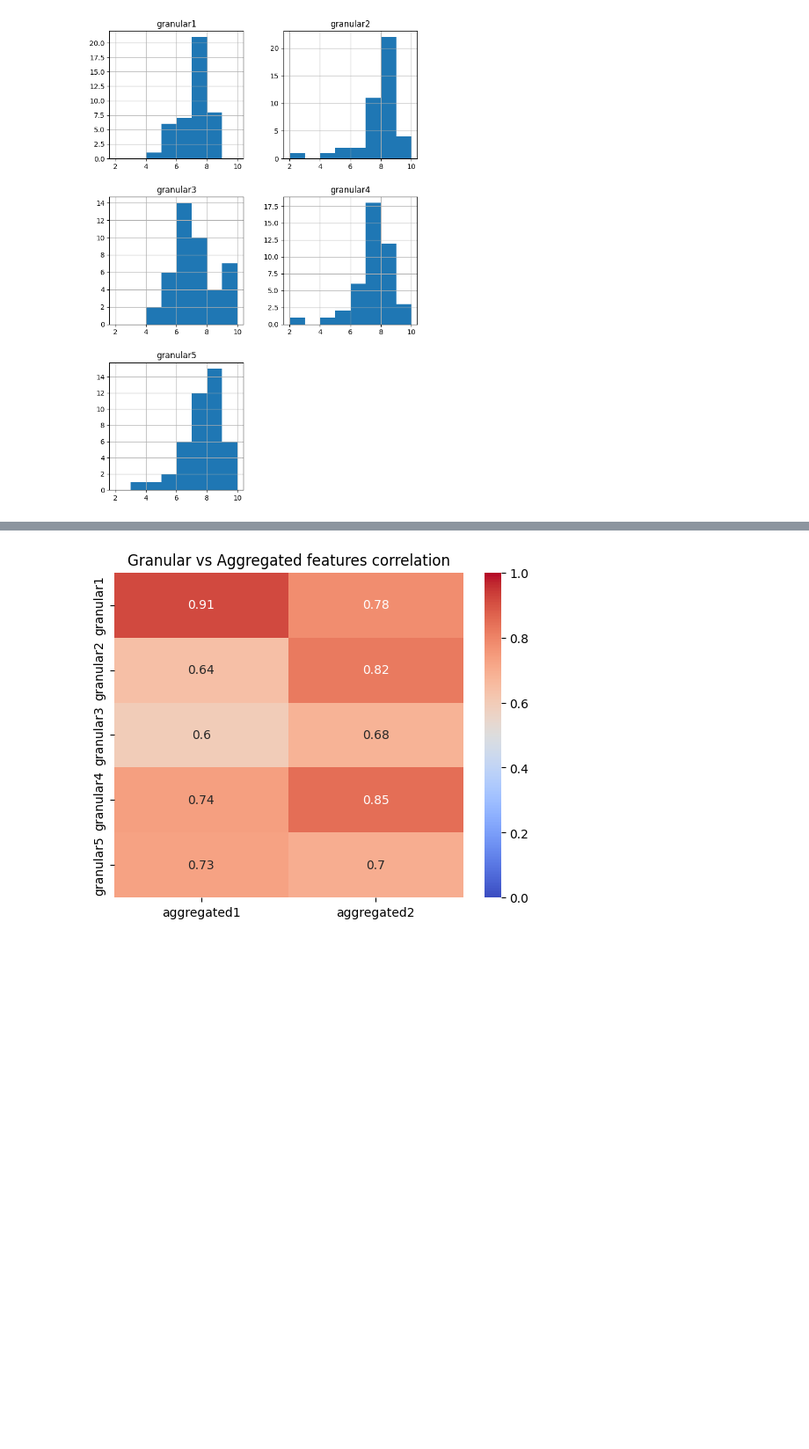
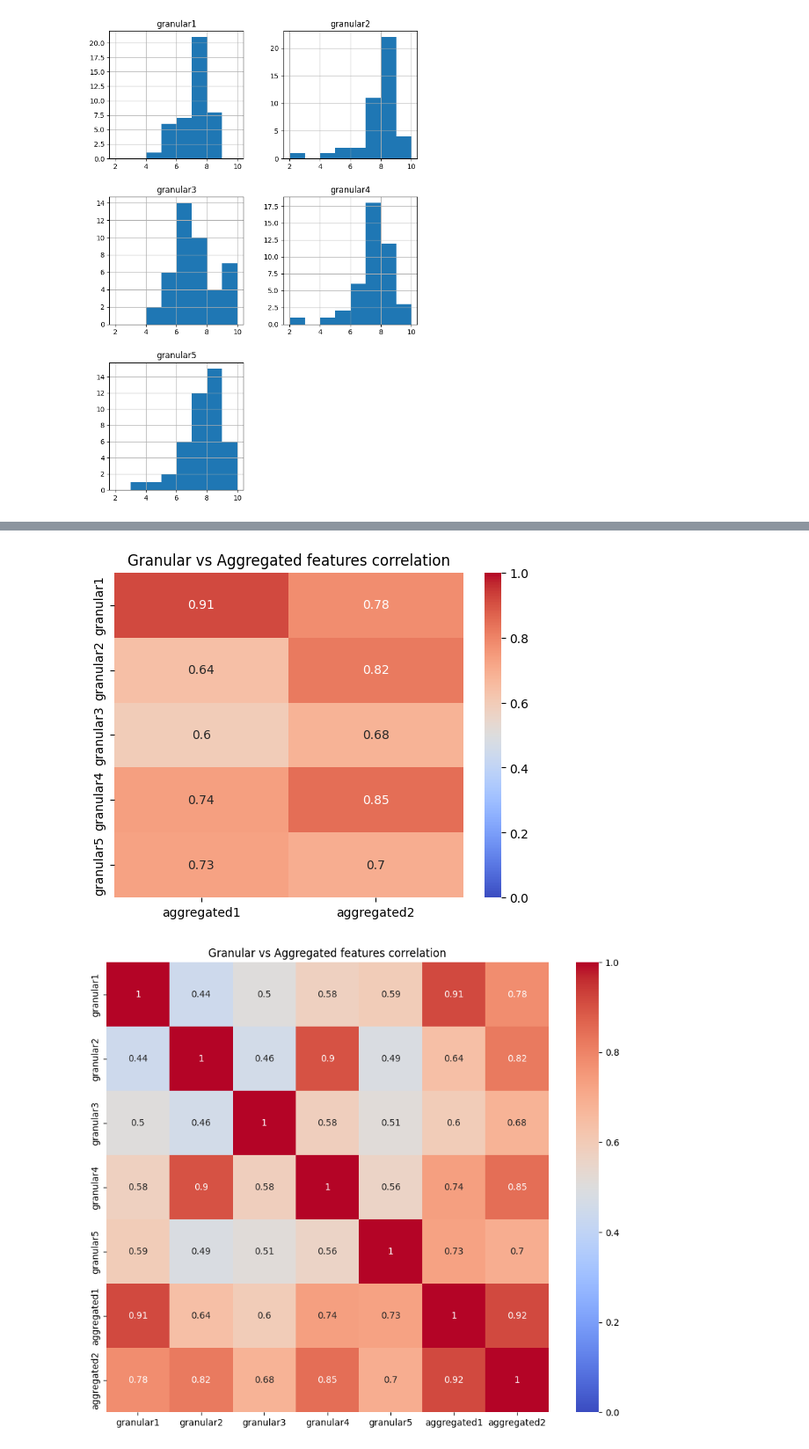
Before and after one commit to SamueleLippolis/marks-analysis-, a Jupyter notebook: notebooks/prototype02_interimDataExploration.ipynb, the cells around one changed output, grey strips where cells are left out. Shown: that part at 88% size. Drawn from its saved outputs; the diff is of its cells as text; code cells hidden in the pictures; blank space fills up the shorter version.

```diff
--- a/notebooks/prototype_dataExploration.ipynb
+++ b/notebooks/prototype02_interimDataExploration.ipynb
@@ -55,16 +55,24 @@ plt.show()
 # %%
 import seaborn as sns
 
 sns.heatmap(df[granular_cols].corr(), annot=True, cmap='coolwarm')
 plt.title('Granular features correlation')
-plt.savefig('../report/data_analysis/granular_corr.png', dpi = 300)
+plt.savefig('../report/data_analysis_plots/granular_corr.png', dpi = 300)
 plt.show()
 
 # corr between granular and aggregated
 sns.heatmap(df[granular_cols + aggregated_cols].corr().loc[granular_cols, aggregated_cols], annot=True, cmap='coolwarm', vmin=0, vmax=1)
 plt.title('Granular vs Aggregated features correlation')
-plt.savefig('../report/data_analysis/granular_aggregated_corr.png', dpi = 300)
+plt.savefig('../report/data_analysis_plots/granular_aggregated_corr.png', dpi = 300)
 plt.show()
+
+# corr between granular and aggregated
+plt.figure(figsize=(11,9))
+sns.heatmap(df[granular_cols + aggregated_cols].corr(), annot=True, cmap='coolwarm', vmin=0, vmax=1)
+plt.title('Granular vs Aggregated features correlation')
+plt.savefig('../report/data_analysis_plots/all_corr.png', dpi = 300)
+plt.show()
 # %% [output]
 [figure]
 [figure]
+[figure, added]
```
Also changed, not shown: 20 other files.
